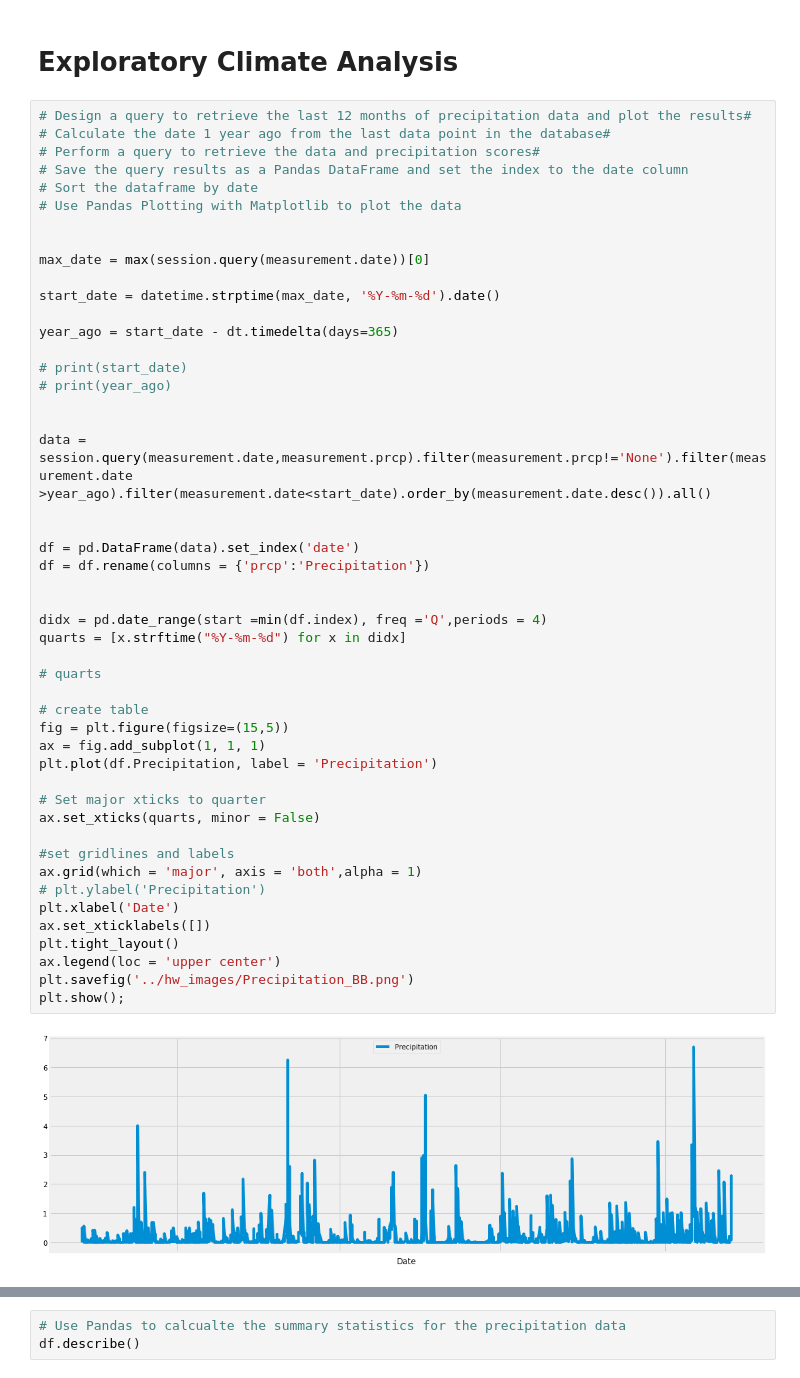
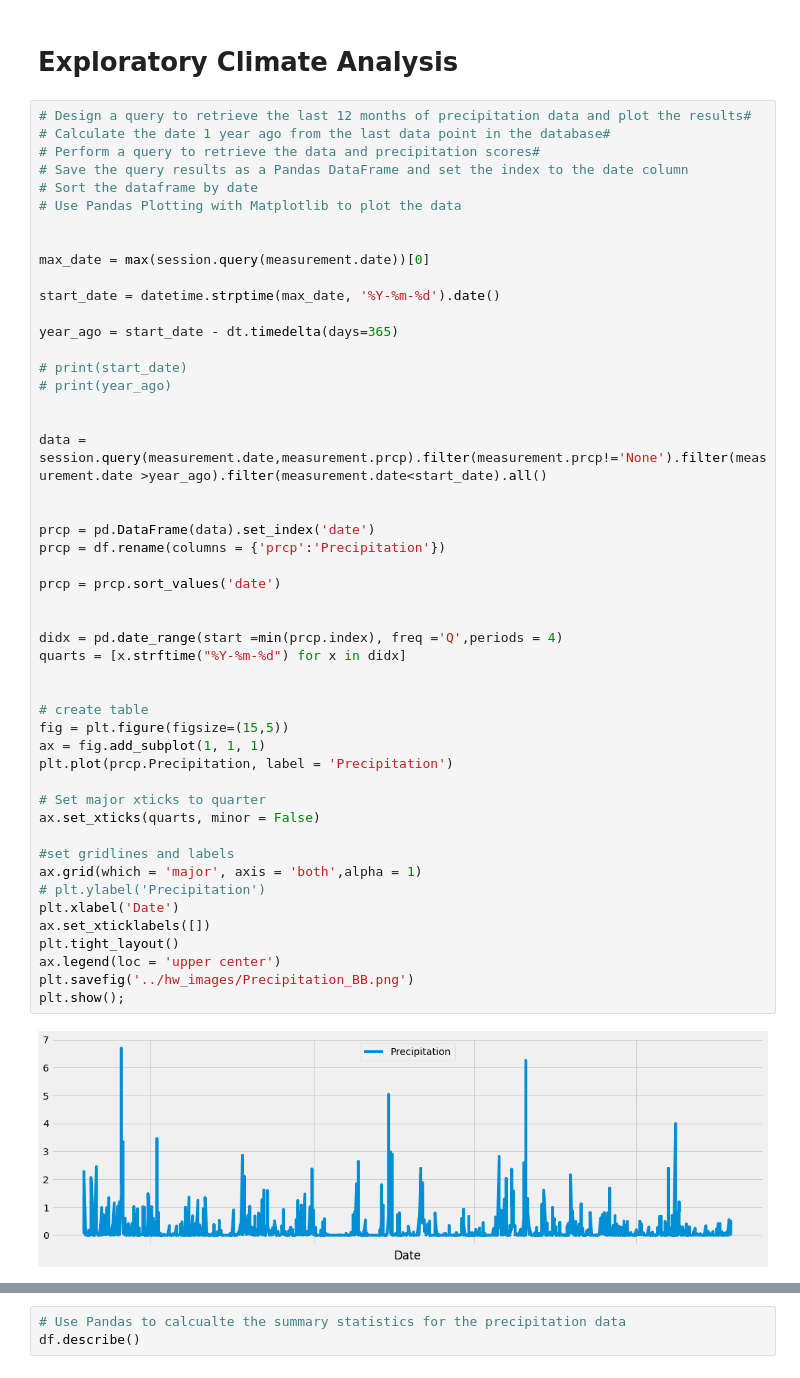
Before and after one commit to UncleBacon/sqlalchemy-challenge, a Jupyter notebook: Instructions/climate_starter.ipynb, the cells around one changed output, grey strips where cells are left out. Cells and saved outputs as stored; diff of their text form.

```diff
--- a/Instructions/climate_starter.ipynb
+++ b/Instructions/climate_starter.ipynb
@@ -66,40 +66,41 @@ start_date = datetime.strptime(max_date, '%Y-%m-%d').date()
 year_ago = start_date - dt.timedelta(days=365)
 
 # print(start_date)
 # print(year_ago)
 
 
-data = session.query(measurement.date,measurement.prcp).filter(measurement.prcp!='None').filter(measurement.date >year_ago).filter(measurement.date<start_date).order_by(measurement.date.desc()).all()
+data = session.query(measurement.date,measurement.prcp).filter(measurement.prcp!='None').filter(measurement.date >year_ago).filter(measurement.date<start_date).all()
 
 
-df = pd.DataFrame(data).set_index('date')
-df = df.rename(columns = {'prcp':'Precipitation'})
+prcp = pd.DataFrame(data).set_index('date')
+prcp = df.rename(columns = {'prcp':'Precipitation'})
+
+prcp = prcp.sort_values('date')
 
 
-didx = pd.date_range(start =min(df.index), freq ='Q',periods = 4)
+didx = pd.date_range(start =min(prcp.index), freq ='Q',periods = 4)
 quarts = [x.strftime("%Y-%m-%d") for x in didx]
 
-# quarts
 
 # create table
 fig = plt.figure(figsize=(15,5))
 ax = fig.add_subplot(1, 1, 1)
-plt.plot(df.Precipitation, label = 'Precipitation')
+plt.plot(prcp.Precipitation, label = 'Precipitation')
 
 # Set major xticks to quarter
 ax.set_xticks(quarts, minor = False)
 
 #set gridlines and labels
 ax.grid(which = 'major', axis = 'both',alpha = 1)
 # plt.ylabel('Precipitation')
 plt.xlabel('Date')
 ax.set_xticklabels([])
 plt.tight_layout()
 ax.legend(loc = 'upper center')
 plt.savefig('../hw_images/Precipitation_BB.png')
 plt.show();
 # %% [output]
-[figure, old version]
+[figure, new version]
 # %% [markdown]
 ![precipitation](Images/precipitation.png)
 # %%
```
Also changed, not shown: parts of 12 cells of this notebook, 1 other file.
